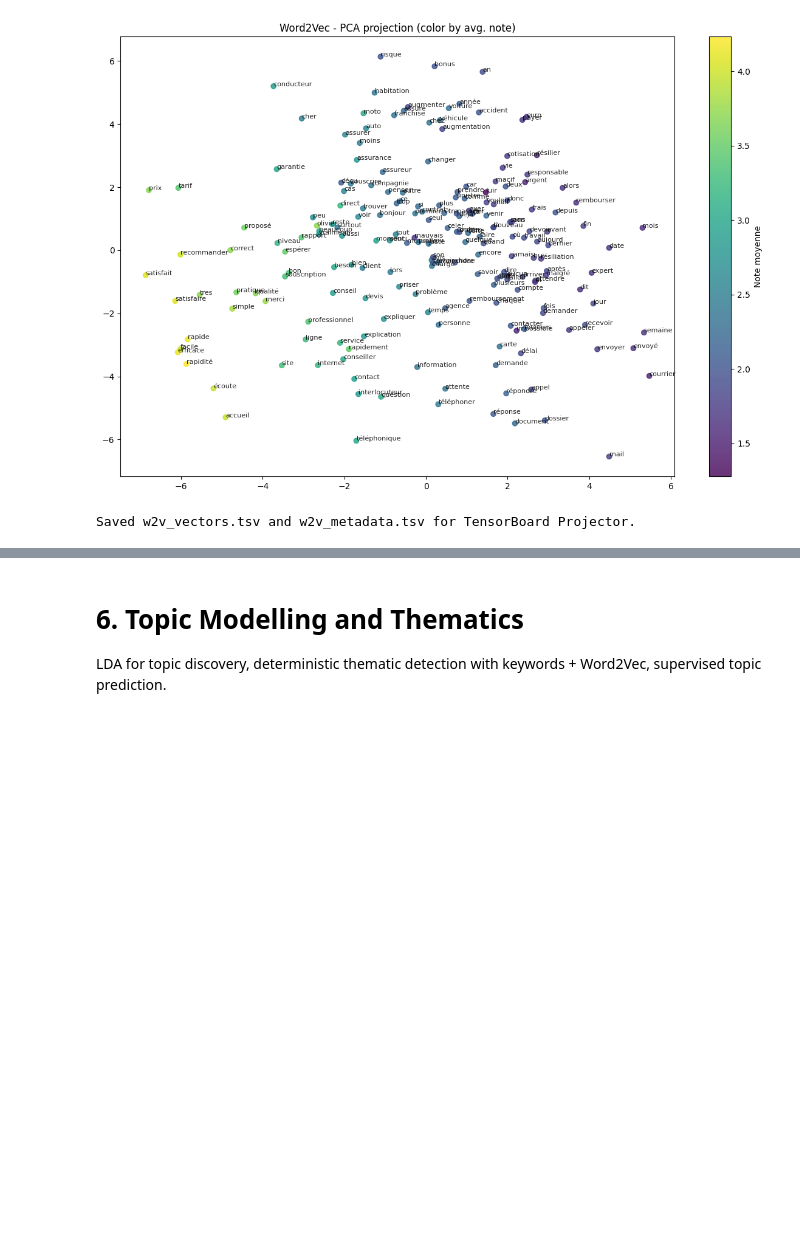
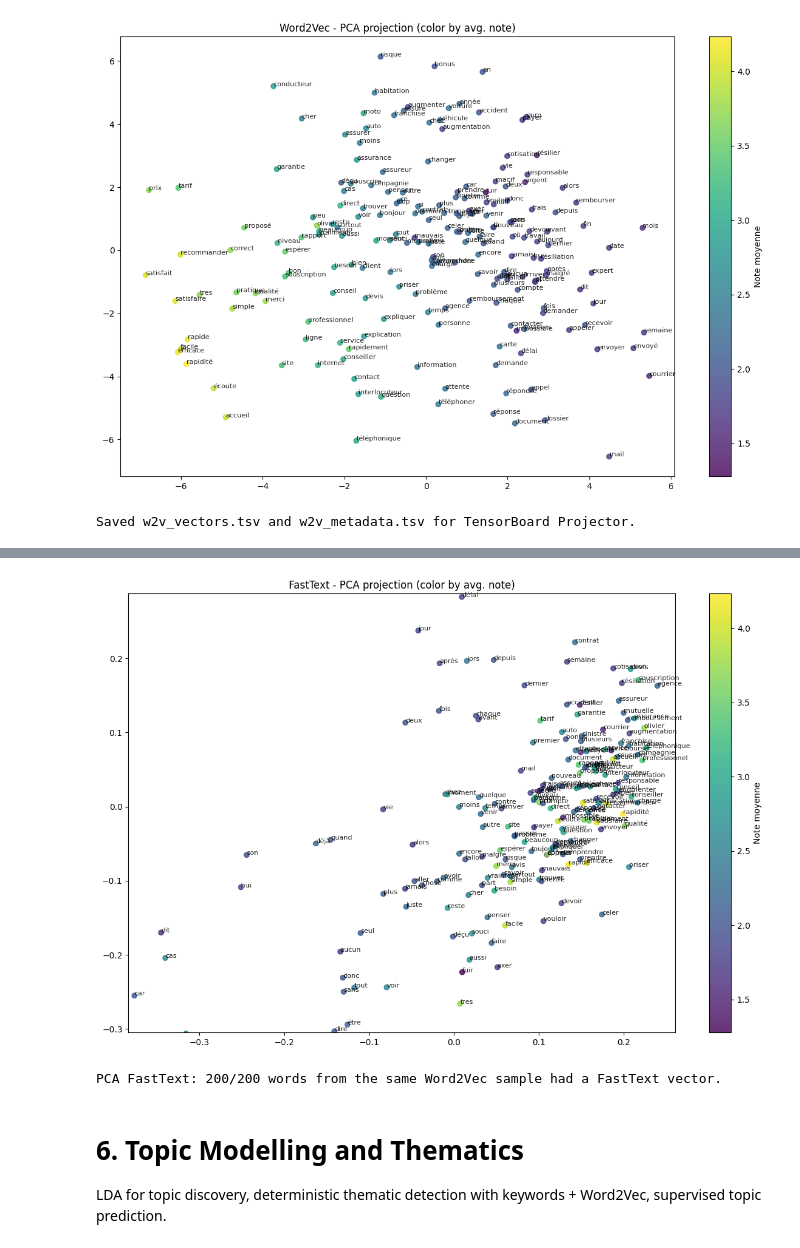
Before and after one commit to GabrielSultan/NLP_project_no2, a Jupyter notebook: nlp_project_2.ipynb, the cells around one changed output, grey strips where cells are left out. Drawn from its saved outputs; the diff is of its cells as text; code cells hidden in the pictures; blank space fills up the shorter version.

Commit message:
FastText - PCA projection, and screenshots

```diff
--- a/nlp_project_2.ipynb
+++ b/nlp_project_2.ipynb
@@ -551,3 +565,49 @@ Downloading French FastText vectors (~1.5 GB)...
+# %%
+# Same plot as Word2Vec: 2D PCA on FastText, viridis = avg. rating (run previous cell first: ft_model)
+from sklearn.decomposition import PCA
+
+words = list(w2v_model.wv.index_to_key)[:200]
+words_ft = []
+vectors_ft = []
+for w in words:
+    if w in ft_model:
+        words_ft.append(w)
+        vectors_ft.append(ft_model[w])
+vectors_ft = np.array(vectors_ft)
+
+word2note_ft = {}
+for w in words_ft:
+    mask = df_cleaned["avis_traite"].apply(lambda x: isinstance(x, str) and w in x.split())
+    if mask.any():
+        word2note_ft[w] = df_cleaned.loc[mask, "note"].mean()
+    else:
+        word2note_ft[w] = np.nan
+notes_ft = np.array([word2note_ft[w] for w in words_ft])
+
+pca_ft = PCA(n_components=2, random_state=42)
+coords_ft = pca_ft.fit_transform(vectors_ft)
+
+# Zoom sur la région dense (percentiles : écarte "an", "ce", déterminants, etc.)
+xmin, xmax = np.percentile(coords_ft[:, 0], [5, 95])
+ymin, ymax = np.percentile(coords_ft[:, 1], [5, 95])
+pad_x = (xmax - xmin) * 0.1
+pad_y = (ymax - ymin) * 0.1
+
+plt.figure(figsize=(12, 8))
+sc_ft = plt.scatter(coords_ft[:, 0], coords_ft[:, 1], c=notes_ft, cmap="viridis", alpha=0.8)
+for i, w in enumerate(words_ft):
+    plt.annotate(w, (coords_ft[i, 0], coords_ft[i, 1]), fontsize=8, alpha=0.85)
+plt.xlim(xmin - pad_x, xmax + pad_x)
+plt.ylim(ymin - pad_y, ymax + pad_y)
+plt.title("FastText - PCA projection (color by avg. note)")
+plt.colorbar(sc_ft, label="Note moyenne")
+plt.tight_layout()
+plt.show()
+
+print(f"PCA FastText: {len(words_ft)}/{len(words)} words from the same Word2Vec sample had a FastText vector.")
+# %% [output]
+[figure, added]
+PCA FastText: 200/200 words from the same Word2Vec sample had a FastText vector.
 # %% [markdown]
 # 6. Topic Modelling and Thematics
 
```
Also changed, not shown: parts of 6 cells of this notebook, 2 other files.
